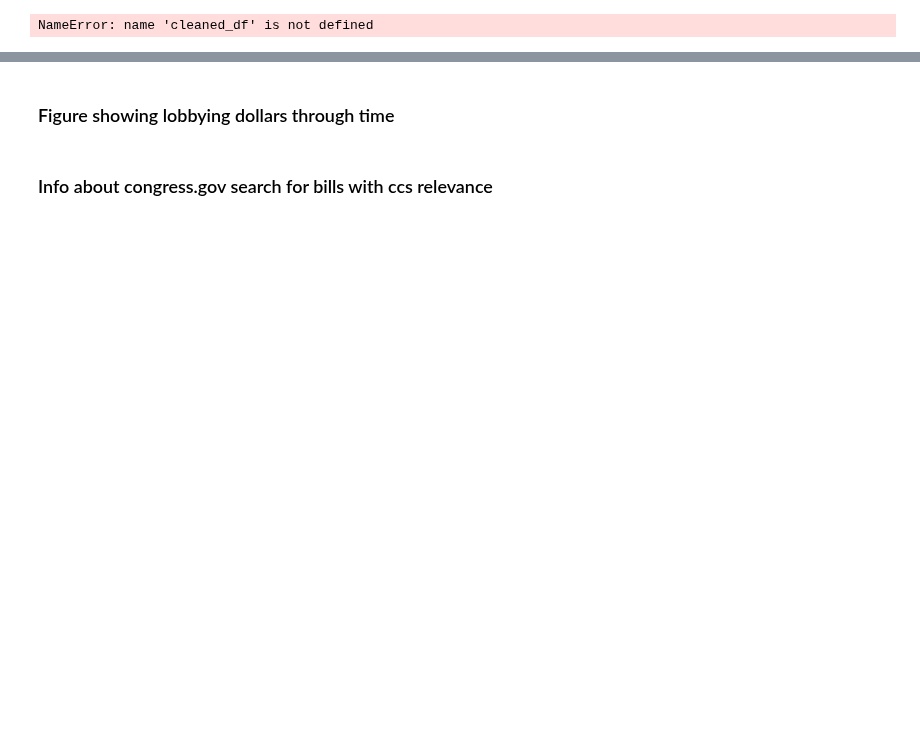
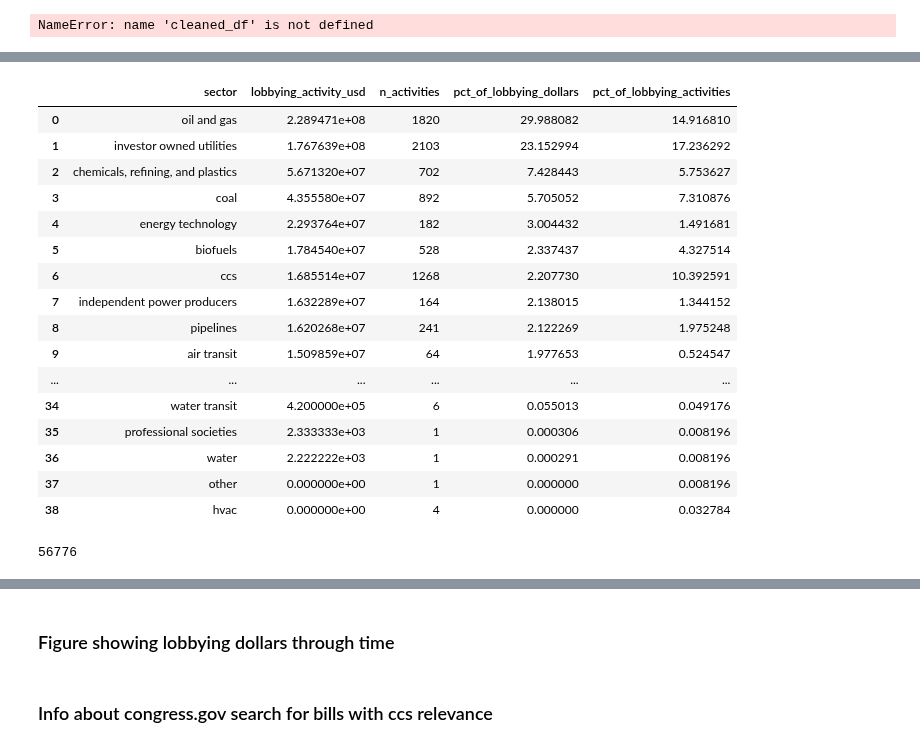
Before and after one commit to lindseygulden/leg-up, a Jupyter notebook: projects/lobbying/lobbying.ipynb, the cells around one changed output, grey strips where cells are left out. Drawn from its saved outputs; the diff is of its cells as text; code cells hidden in the pictures; blank space fills up the shorter version.

```diff
--- a/projects/lobbying/lobbying.ipynb
+++ b/projects/lobbying/lobbying.ipynb
@@ -604,9 +604,9 @@ single_terms = []
 multiple_terms = []
 for x in terms:
     if len(x) == 1:
-        single_terms.append(x[0])
+        single_terms.append(substitute(x[0], use_basename=False))
     else:
-        multiple_terms.append(x)
+        multiple_terms.append([substitute(xx, use_basename=False) for xx in x])
 
 # get names of CCS bills
 ccs_bills = yaml_to_dict(
@@ -1092,4 +1157,22 @@ sector_totals_since_2019_df["pct_of_lobbying_activities"] = [
     for x in sector_totals_since_2019_df.n_activities
 ]
 # %%
-sector_totals_df.sum()
+sector_totals_df
+# %% [output]
+|  | sector | lobbying_activity_usd | n_activities | pct_of_lobbying_dollars | pct_of_lobbying_activities |
+| 0 | oil and gas | 2.289471e+08 | 1820 | 29.988082 | 14.916810 |
+| 1 | investor owned utilities | 1.767639e+08 | 2103 | 23.152994 | 17.236292 |
+| 2 | chemicals, refining, and plastics | 5.671320e+07 | 702 | 7.428443 | 5.753627 |
+| 3 | coal | 4.355580e+07 | 892 | 5.705052 | 7.310876 |
+| 4 | energy technology | 2.293764e+07 | 182 | 3.004432 | 1.491681 |
+| 5 | biofuels | 1.784540e+07 | 528 | 2.337437 | 4.327514 |
+| 6 | ccs | 1.685514e+07 | 1268 | 2.207730 | 10.392591 |
+| 7 | independent power producers | 1.632289e+07 | 164 | 2.138015 | 1.344152 |
+| 8 | pipelines | 1.620268e+07 | 241 | 2.122269 | 1.975248 |
+| 9 | air transit | 1.509859e+07 | 64 | 1.977653 | 0.524547 |
+| ... | ... | ... | ... | ... | ... |
+| 34 | water transit | 4.200000e+05 | 6 | 0.055013 | 0.049176 |
+| 35 | professional societies | 2.333333e+03 | 1 | 0.000306 | 0.008196 |
+| 36 | water | 2.222222e+03 | 1 | 0.000291 | 0.008196 |
+| 37 | other | 0.000000e+00 | 1 | 0.000000 | 0.008196 |
+| 38 | hvac | 0.000000e+00 | 4 | 0.000000 | 0.032784 |
@@ -1098,3 +1179,8 @@ sector_totals_since_2019_df
+# %%
+subset_entities = [x for x in entities if x in df.columns.values]
+df[subset_entities].loc[df.very_likely_ccs == 1].sum().sum()
+# %% [output]
+56776
 # %%
 for c in column_order_for_write_out:
     print(f"  - {c}")
```
Also changed, not shown: parts of 26 cells of this notebook, 6 other files.
